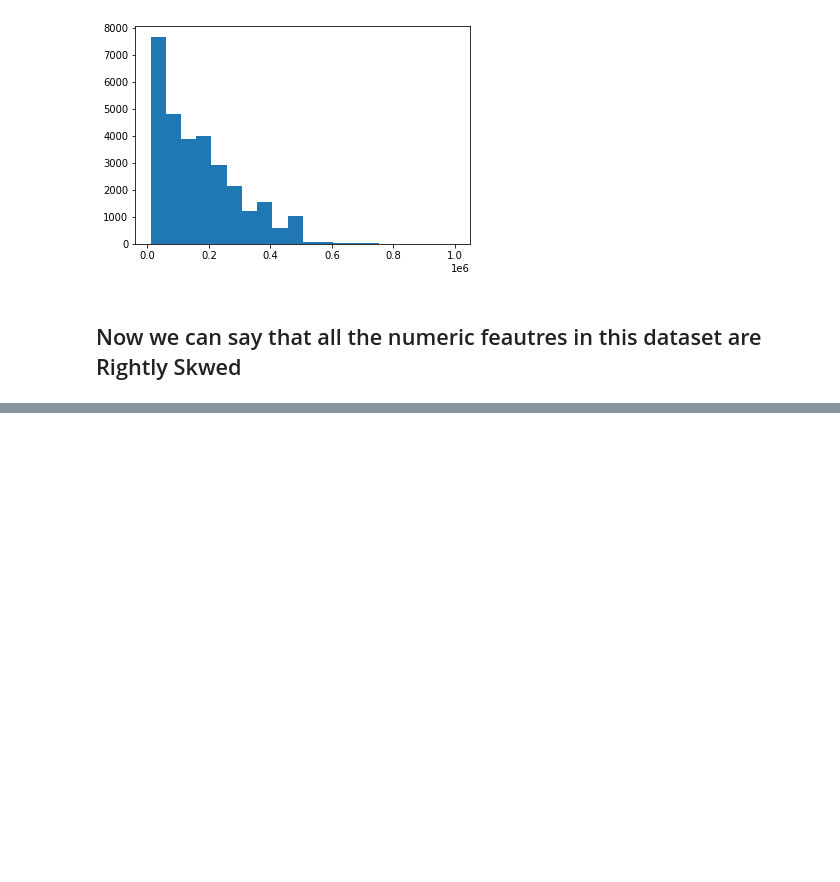
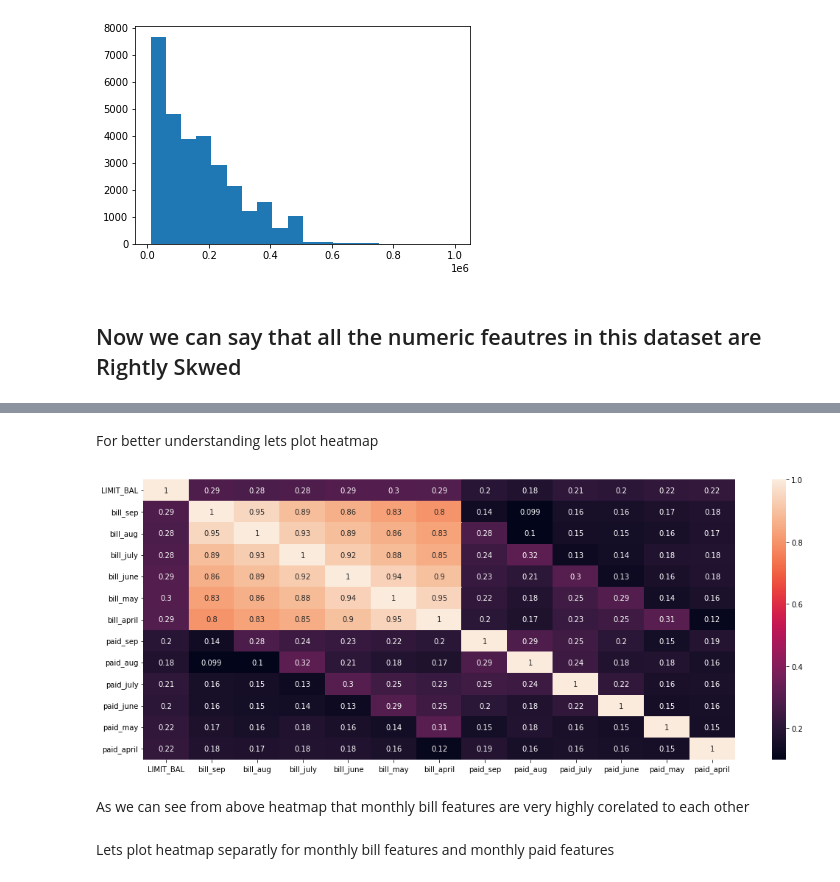
Before and after one commit to IfrazQazi/Credit-Card-Default-Prediction, a Jupyter notebook: Credit_Card_Default_Prediction.ipynb, the cells around one changed output, grey strips where cells are left out. Cells and saved outputs as stored; diff of their text form; code cells hidden in the pictures; blank space fills up the shorter version.

```diff
--- a/Credit_Card_Default_Prediction.ipynb
+++ b/Credit_Card_Default_Prediction.ipynb
@@ -507,0 +521,8 @@ plt.hist(df['LIMIT_BAL'],bins=20)
+# %%
+numer_df = ['LIMIT_BAL','bill_sep',
+       'bill_aug', 'bill_july', 'bill_june', 'bill_may', 'bill_april',
+       'paid_sep', 'paid_aug', 'paid_july', 'paid_june', 'paid_may',
+       'paid_april']
+# %%
+corr = df[numer_df].corr()
+corr
@@ -507,0 +544,12 @@ plt.hist(df['LIMIT_BAL'],bins=20)
+# %% [markdown]
+For better understanding lets plot heatmap
+# %%
+plt.figure(figsize=(18,7))
+sns.heatmap(corr,annot=True,fmt='.2g')
+plt.show()
+# %% [output]
+[figure, added]
+# %% [markdown]
+As we can see from above heatmap that monthly bill features are very highly corelated to each other
+# %% [markdown]
+Lets plot heatmap separatly for monthly bill features and monthly paid features
```
Also changed, not shown: parts of 9 cells of this notebook.
